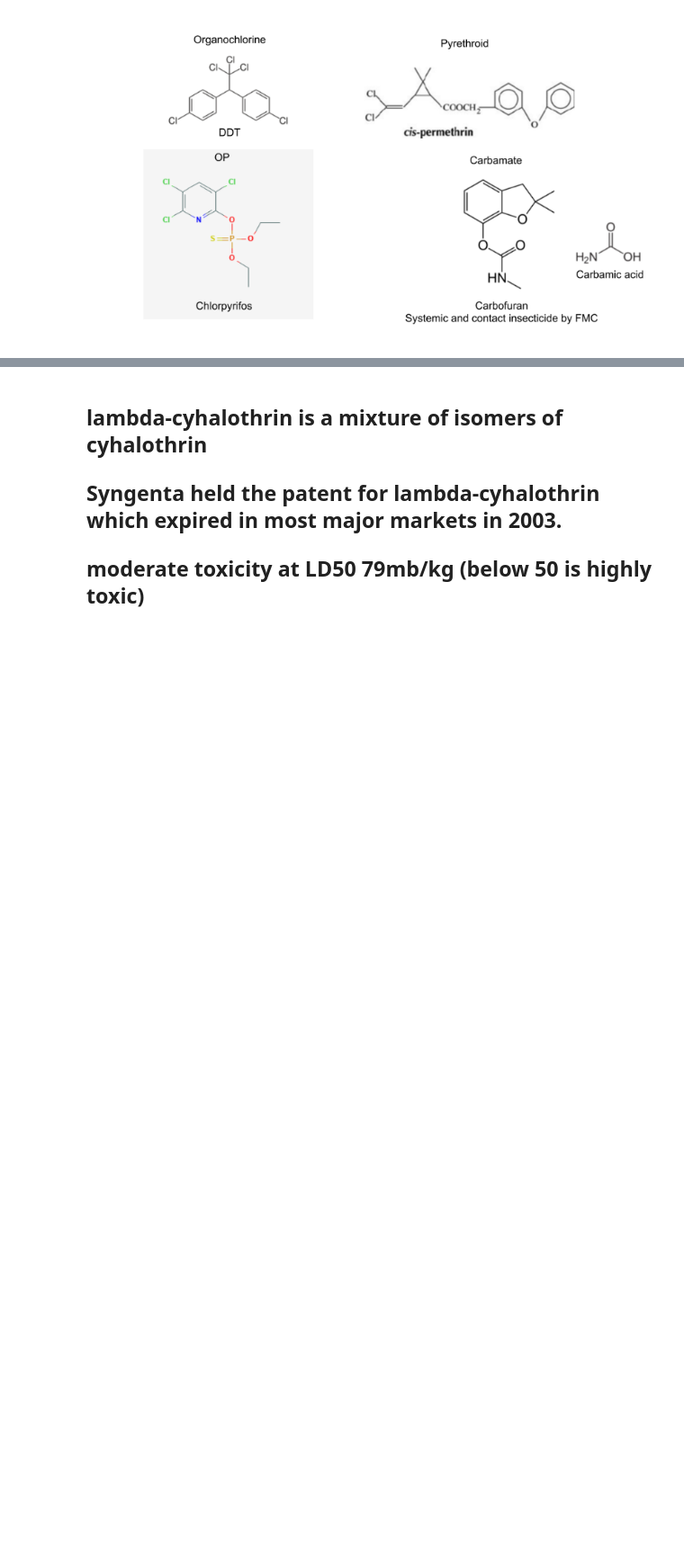
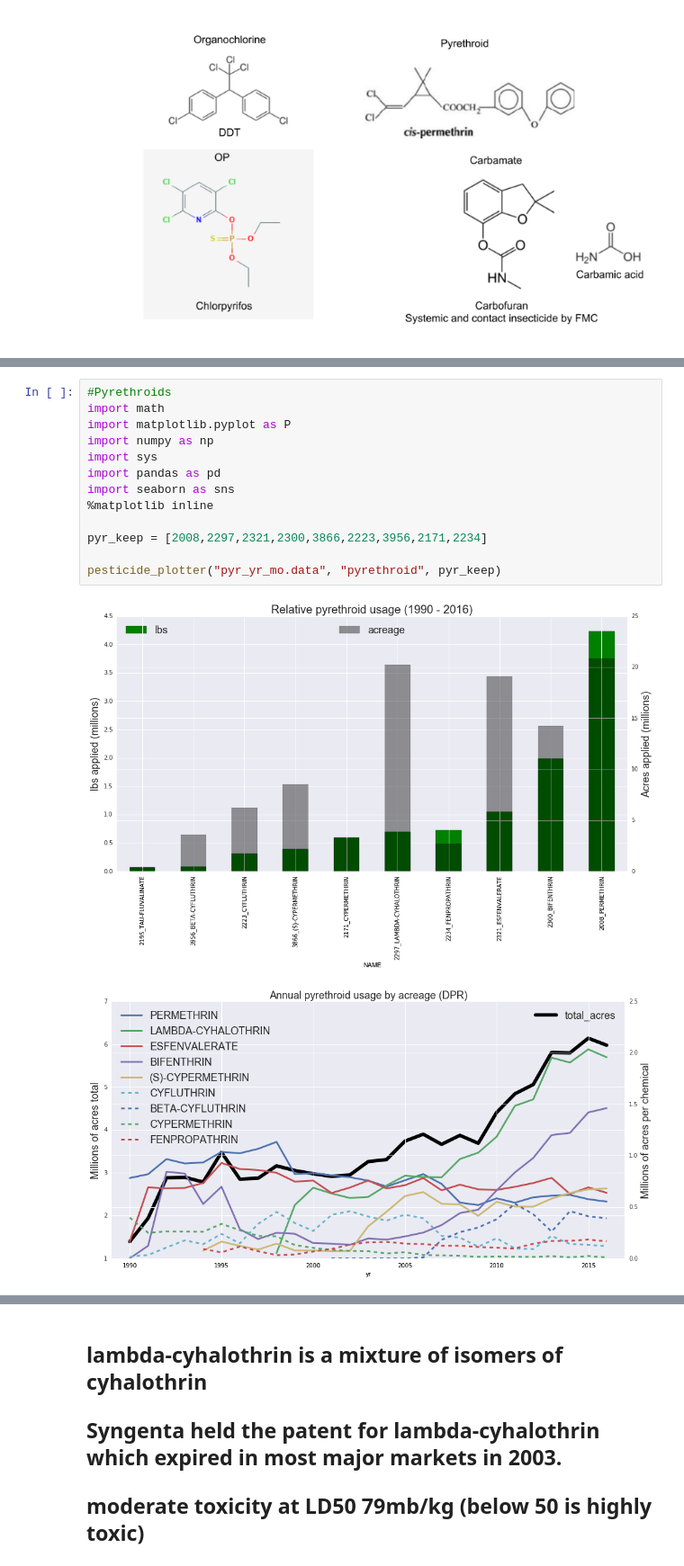
Before and after one commit to bjmain/pesticides, a Jupyter notebook: DPR_workflow1.ipynb, the cells around one changed output, grey strips where cells are left out. Shown at 90% size. Drawn from its saved outputs; the diff is of its cells as text; blank space fills up the shorter version.

Commit message:
ag vs VC data

```diff
--- a/DPR_workflow1.ipynb
+++ b/DPR_workflow1.ipynb
@@ -257,0 +243,16 @@ P.show()
+# %%
+#Pyrethroids
+import math
+import matplotlib.pyplot as P
+import numpy as np
+import sys
+import pandas as pd
+import seaborn as sns
+%matplotlib inline
+
+pyr_keep = [2008,2297,2321,2300,3866,2223,3956,2171,2234]
+
+pesticide_plotter("pyr_yr_mo.data", "pyrethroid", pyr_keep)
+# %% [output]
+[figure, added]
+[figure, added]
```
Also changed, not shown: parts of 24 cells of this notebook.
